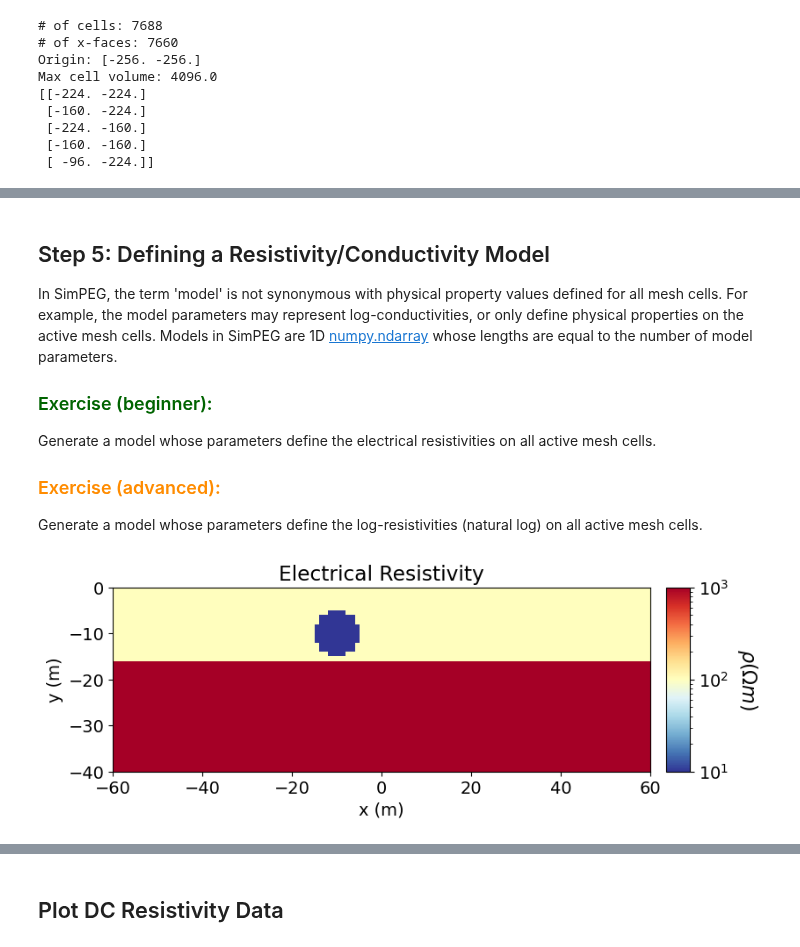
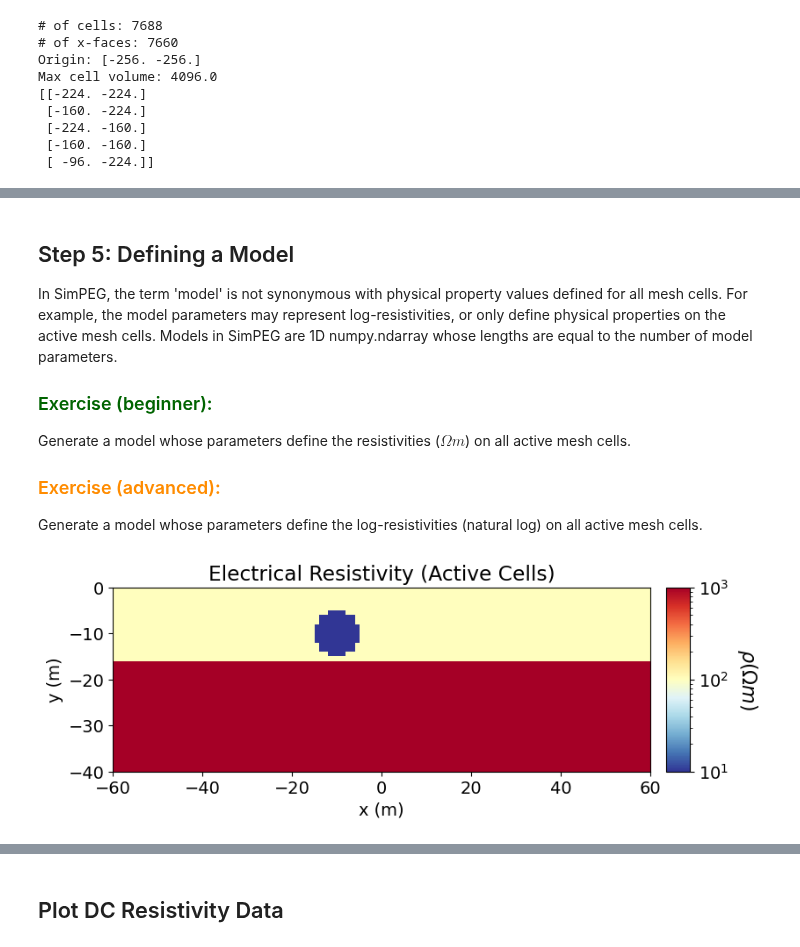
Before and after one commit to simpeg/agrogeo24, a Jupyter notebook: fwd_dcr_2d.ipynb, the cells around one changed output, grey strips where cells are left out. Cells and saved outputs as stored; diff of their text form; code cells hidden in the pictures.

Commit message:
update some images and links

```diff
--- a/fwd_dcr_2d.ipynb
+++ b/fwd_dcr_2d.ipynb
@@ -274,11 +271,12 @@ active_cells = active_from_xyz(mesh, topo_2d)
 # %% [markdown]
-## Step 5: Defining a Resistivity/Conductivity Model
+## Step 5: Defining a Model
 
-In SimPEG, the term 'model' is not synonymous with physical property values defined for all mesh cells. For example, the model parameters may represent log-conductivities, or only define physical properties on the active mesh cells. Models in SimPEG are 1D [numpy.ndarray](myst:numpy#numpy.ndarray) whose lengths are equal to the number of model parameters.
+In SimPEG, the term 'model' is not synonymous with physical property values defined for all mesh cells. For example, the model parameters may represent log-resistivities, or only define physical properties on the active mesh cells. Models in SimPEG are 1D numpy.ndarray whose lengths are equal to the number of model parameters.
+
 
 ### <span style="color:darkgreen">Exercise (beginner):</span>
 
-Generate a model whose parameters define the electrical resistivities on all active mesh cells.
+Generate a model whose parameters define the resistivities ($\Omega m$) on all active mesh cells.
 
 ### <span style="color:darkorange">Exercise (advanced):</span>
 
@@ -307,33 +305,33 @@ log_resistivity_model = np.log(resistivity_model)
 # %%
 # Generate a mapping to ignore inactice cells in plot
 plotting_map = maps.InjectActiveCells(mesh, active_cells, np.nan)
 
 fig = plt.figure(figsize=(9, 3))
 
 norm = LogNorm(vmin=1e1, vmax=1e3)
 
 ax1 = fig.add_axes([0.14, 0.17, 0.68, 0.7])
 mesh.plot_image(
     plotting_map * resistivity_model,
     ax=ax1,
     grid=False,
     pcolor_opts={"norm": norm, "cmap": mpl.cm.RdYlBu_r}
 )
 ax1.set_xlim(-60, 60)
 ax1.set_ylim(-40, 0)
-ax1.set_title("Electrical Resistivity")
+ax1.set_title("Electrical Resistivity (Active Cells)")
 ax1.set_xlabel("x (m)")
 ax1.set_ylabel("y (m)")
 
 ax2 = fig.add_axes([0.84, 0.17, 0.03, 0.7])
 cbar = mpl.colorbar.ColorbarBase(
     ax2, norm=norm, orientation="vertical", cmap=mpl.cm.RdYlBu_r
 )
 cbar.set_label(r"$\rho (\Omega m)$", rotation=270, labelpad=25, size=16)
 
 plt.show()
 # %% [output]
-[figure, old version]
+[figure, new version]
 # %% [markdown]
 ## Step 6: Mapping from the Model to the Mesh
 
```
Also changed, not shown: parts of 22 cells of this notebook, 4 other files.
